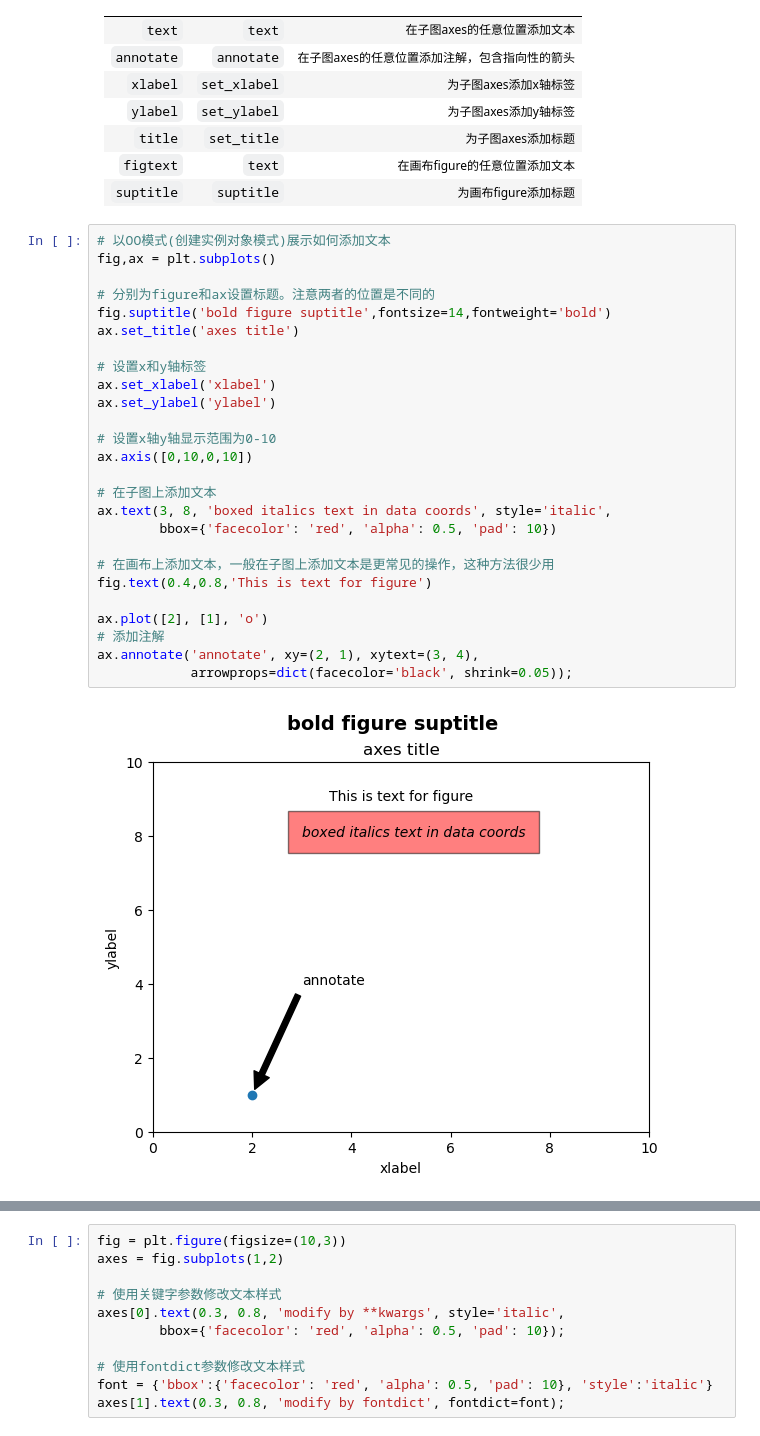
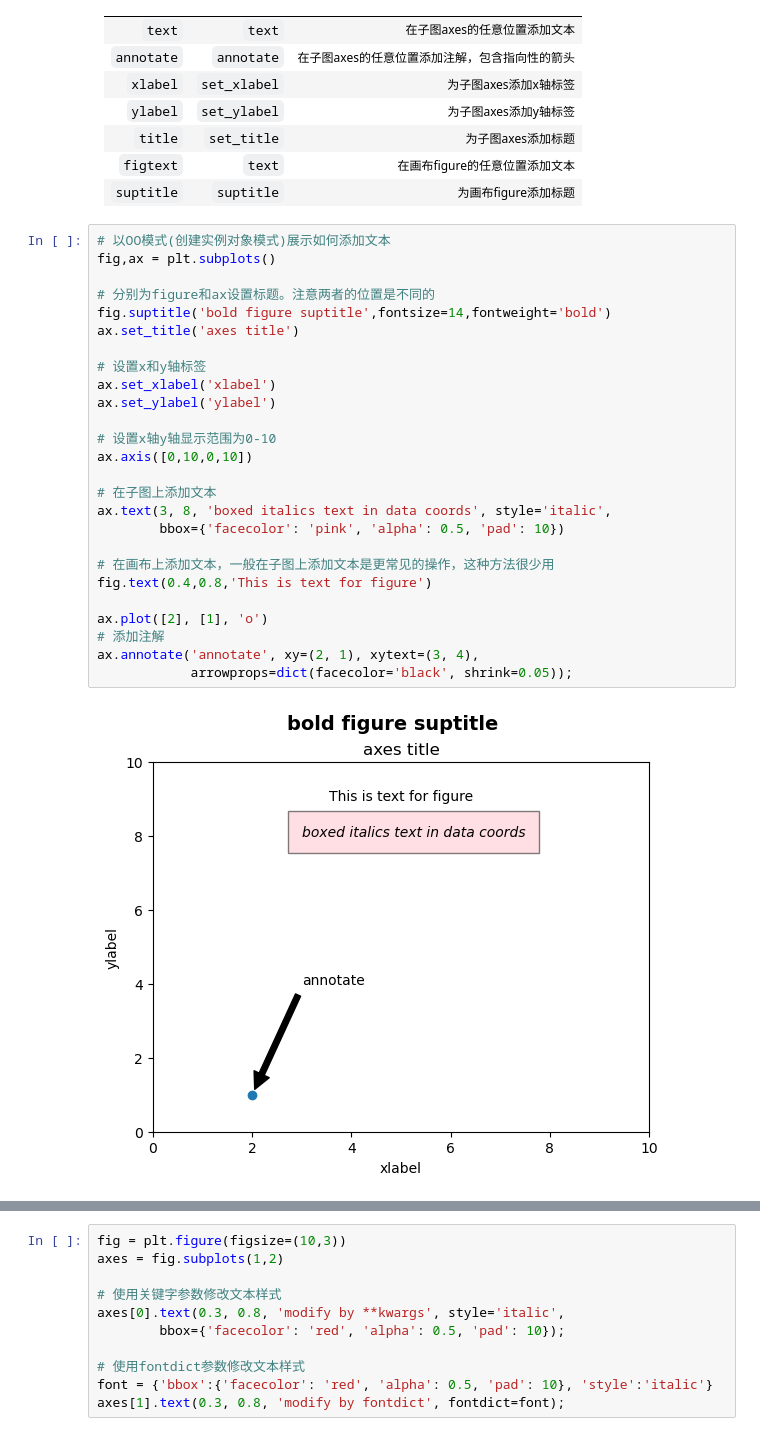
Before and after one commit to GGuo888/fantastic-matplotlib, a Jupyter notebook: practice/day04.ipynb, the cells around one changed output, grey strips where cells are left out. Drawn from its saved outputs; the diff is of its cells as text.

```diff
--- a/practice/day04.ipynb
+++ b/practice/day04.ipynb
@@ -20,31 +20,31 @@ import datetime
 # %%
 # 以OO模式(创建实例对象模式)展示如何添加文本
 fig,ax = plt.subplots()
 
 # 分别为figure和ax设置标题。注意两者的位置是不同的
 fig.suptitle('bold figure suptitle',fontsize=14,fontweight='bold')
 ax.set_title('axes title')
 
 # 设置x和y轴标签
 ax.set_xlabel('xlabel')
 ax.set_ylabel('ylabel')
 
 # 设置x轴y轴显示范围为0-10
 ax.axis([0,10,0,10])
 
 # 在子图上添加文本
 ax.text(3, 8, 'boxed italics text in data coords', style='italic',
-        bbox={'facecolor': 'red', 'alpha': 0.5, 'pad': 10})
+        bbox={'facecolor': 'pink', 'alpha': 0.5, 'pad': 10})
 
 # 在画布上添加文本，一般在子图上添加文本是更常见的操作，这种方法很少用
 fig.text(0.4,0.8,'This is text for figure')
 
 ax.plot([2], [1], 'o')
 # 添加注解
 ax.annotate('annotate', xy=(2, 1), xytext=(3, 4),
             arrowprops=dict(facecolor='black', shrink=0.05));
 # %% [output]
-[figure, old version]
+[figure, new version]
 # %% [markdown]
 ### 2.text-子图上的文本
 - axes.text(x,y,s,fontdict,**kwargs)
```
Also changed, not shown: parts of 11 cells of this notebook.
